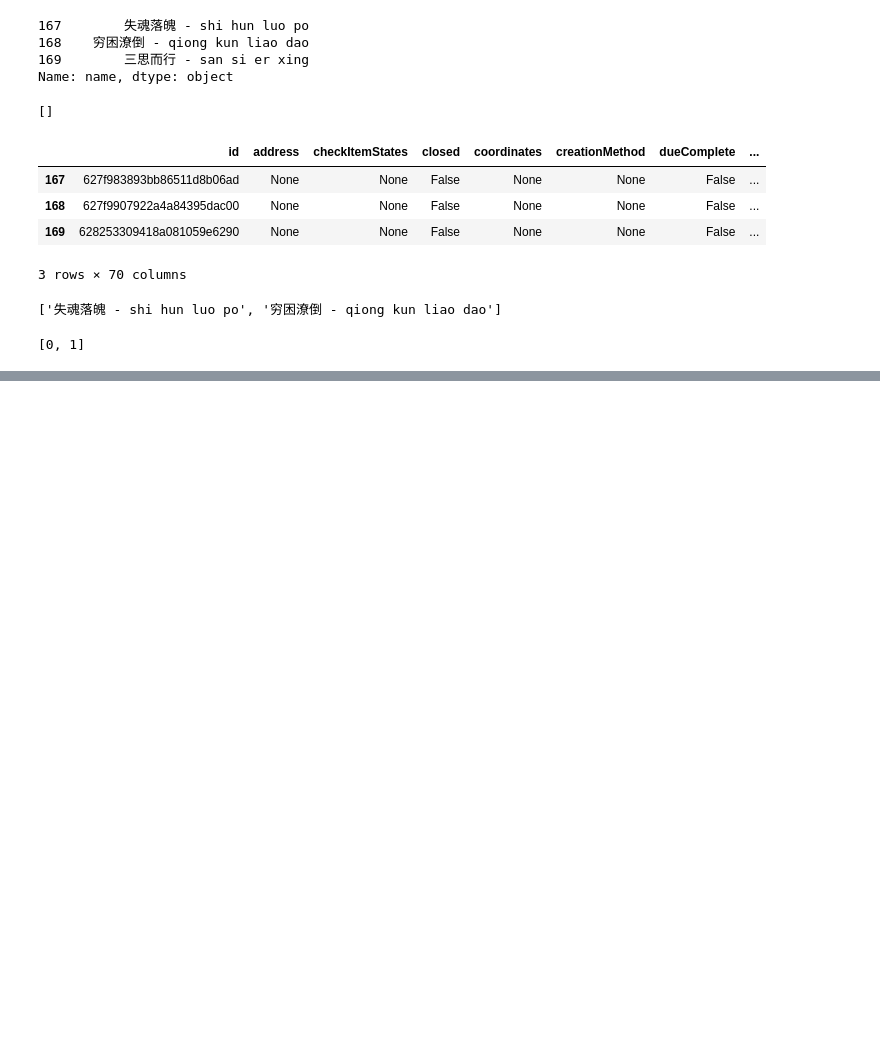
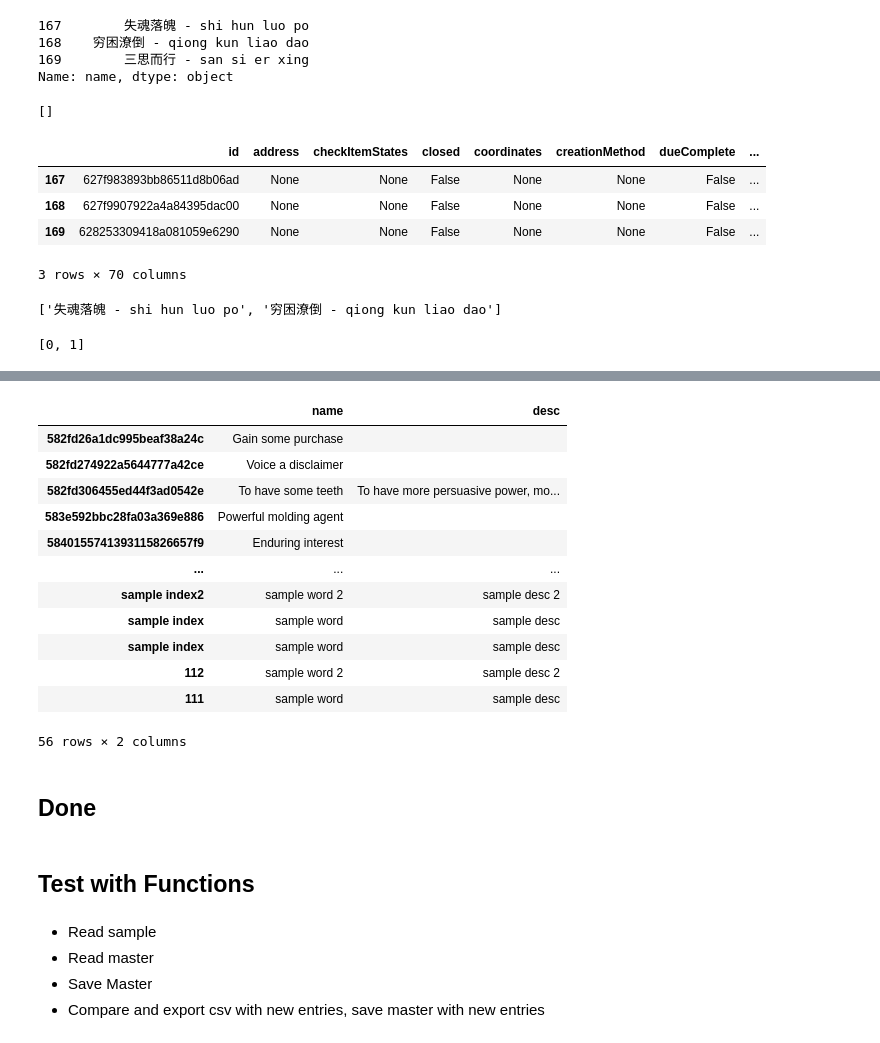
Before and after one commit to ChngYuanLongRandy/Trello-JSON-to-CSV, a Jupyter notebook: eda.ipynb, the cells around one changed output, grey strips where cells are left out. Saved outputs shown, nothing was run; the diff lists cells and outputs as text; code cells hidden in the pictures; blank space fills up the shorter version.

Commit message:
consolidated functions

```diff
--- a/eda.ipynb
+++ b/eda.ipynb
@@ -269,0 +450,3 @@ temp_small
+# %%
+with open('data/store/master_copy'+".json", encoding="utf-8") as f:
+    master_json = json.load(f)
@@ -269,0 +504,2 @@ temp_small
+# %%
+new_entries_indicies = set(input_df.to_dict()['name'].keys()) - set(master_json['name'].keys())
@@ -269,0 +517,4 @@ temp_small
+# %%
+sample_input_dict = {"name": {"111": "sample word", "112" : "sample word 2"}, \
+"desc": {"111": "sample desc", "112" : "sample desc 2"}}
+input_df = input_df.append(pd.DataFrame(sample_input_dict))
@@ -269,0 +556,16 @@ temp_small
+# %%
+pd.DataFrame(master_json).append(input_df.loc[new_entries_indicies])
+# %% [output]
+|  | name | desc |
+| 582fd26a1dc995beaf38a24c | Gain some purchase |  |
+| 582fd274922a5644777a42ce | Voice a disclaimer |  |
+| 582fd306455ed44f3ad0542e | To have some teeth | To have more persuasive power, mo... |
+| 583e592bbc28fa03a369e886 | Powerful molding agent |  |
+| 5840155741393115826657f9 | Enduring interest |  |
+| ... | ... | ... |
+| sample index2 | sample word 2 | sample desc 2 |
+| sample index | sample word | sample desc |
+| sample index | sample word | sample desc |
+| 112 | sample word 2 | sample desc 2 |
+| 111 | sample word | sample desc |
+56 rows × 2 columns
@@ -269,0 +577,9 @@ temp_small
+# %% [markdown]
+## Done
+# %% [markdown]
+## Test with Functions
+# %% [markdown]
+- Read sample
+- Read master
+- Save Master
+- Compare and export csv with new entries, save master with new entries
```
Also changed, not shown: parts of 45 cells of this notebook.
